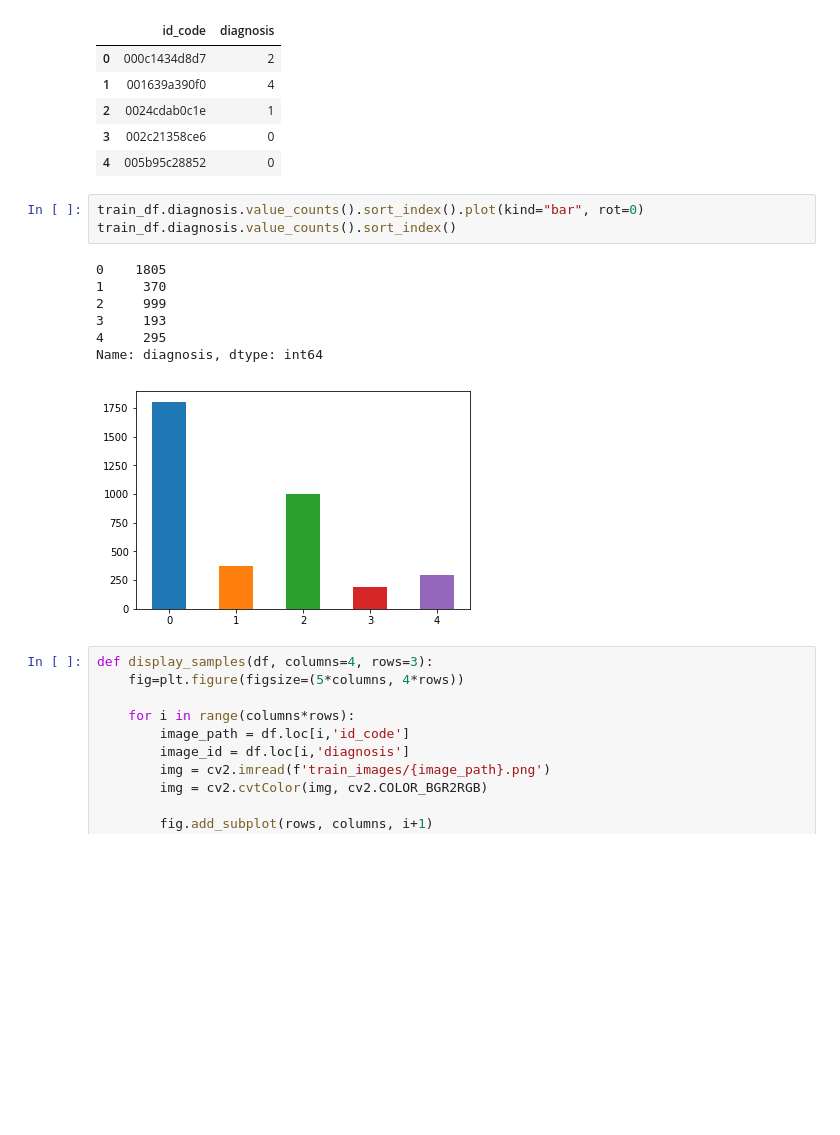
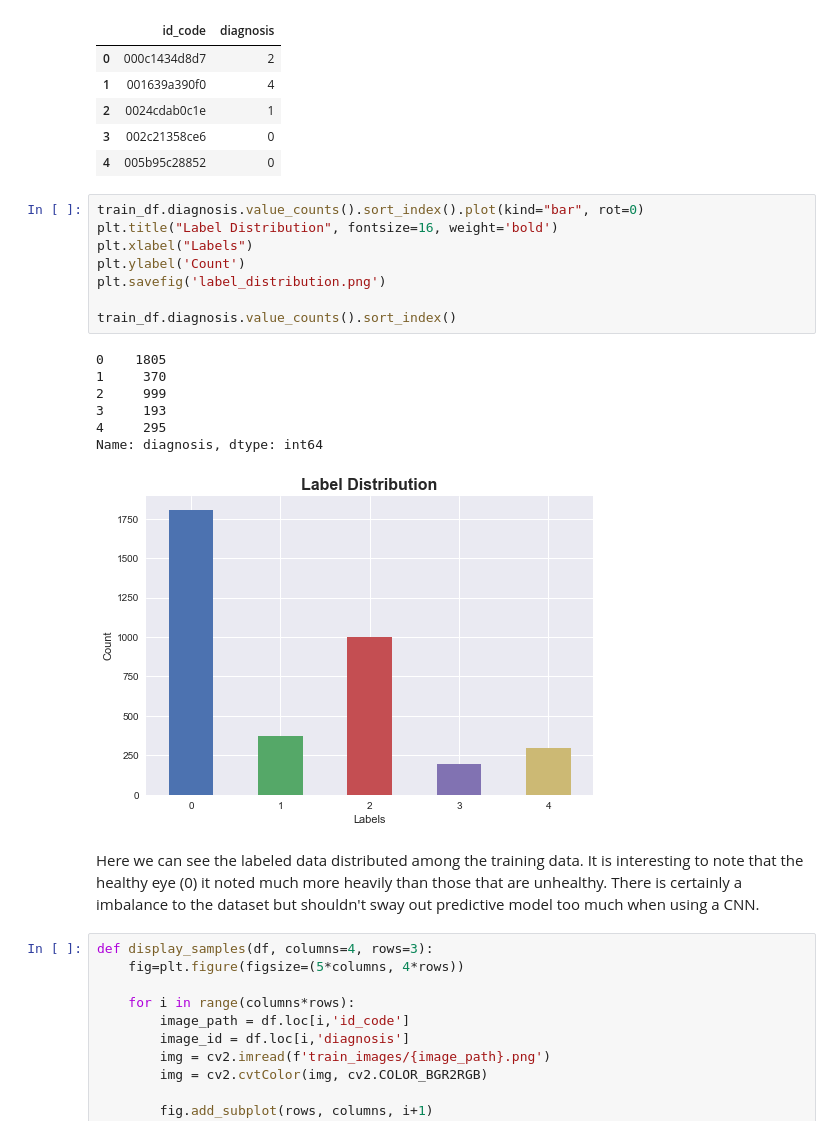
Before and after one commit to richiebui/APTOS, a Jupyter notebook: APTOS.ipynb, the cells around one changed output. Cells and saved outputs as stored; diff of their text form; blank space fills up the shorter version.

```diff
--- a/APTOS.ipynb
+++ b/APTOS.ipynb
@@ -43,15 +43,22 @@ train_df.head()
 | 4 | 005b95c28852 | 0 |
 # %%
 train_df.diagnosis.value_counts().sort_index().plot(kind="bar", rot=0)
+plt.title("Label Distribution", fontsize=16, weight='bold')
+plt.xlabel("Labels")
+plt.ylabel('Count')
+plt.savefig('label_distribution.png')
+
 train_df.diagnosis.value_counts().sort_index()
 # %% [output]
 0    1805
 1     370
 2     999
 3     193
 4     295
 Name: diagnosis, dtype: int64
-[figure, old version]
+[figure, new version]
+# %% [markdown]
+Here we can see the labeled data distributed among the training data. It is interesting to note that the healthy eye (0) it noted much more heavily than those that are unhealthy. There is certainly a imbalance to the dataset but shouldn't sway out predictive model too much when using a CNN.
 # %%
 def display_samples(df, columns=4, rows=3):
     fig=plt.figure(figsize=(5*columns, 4*rows))
```
Also changed, not shown: parts of 15 cells of this notebook.
